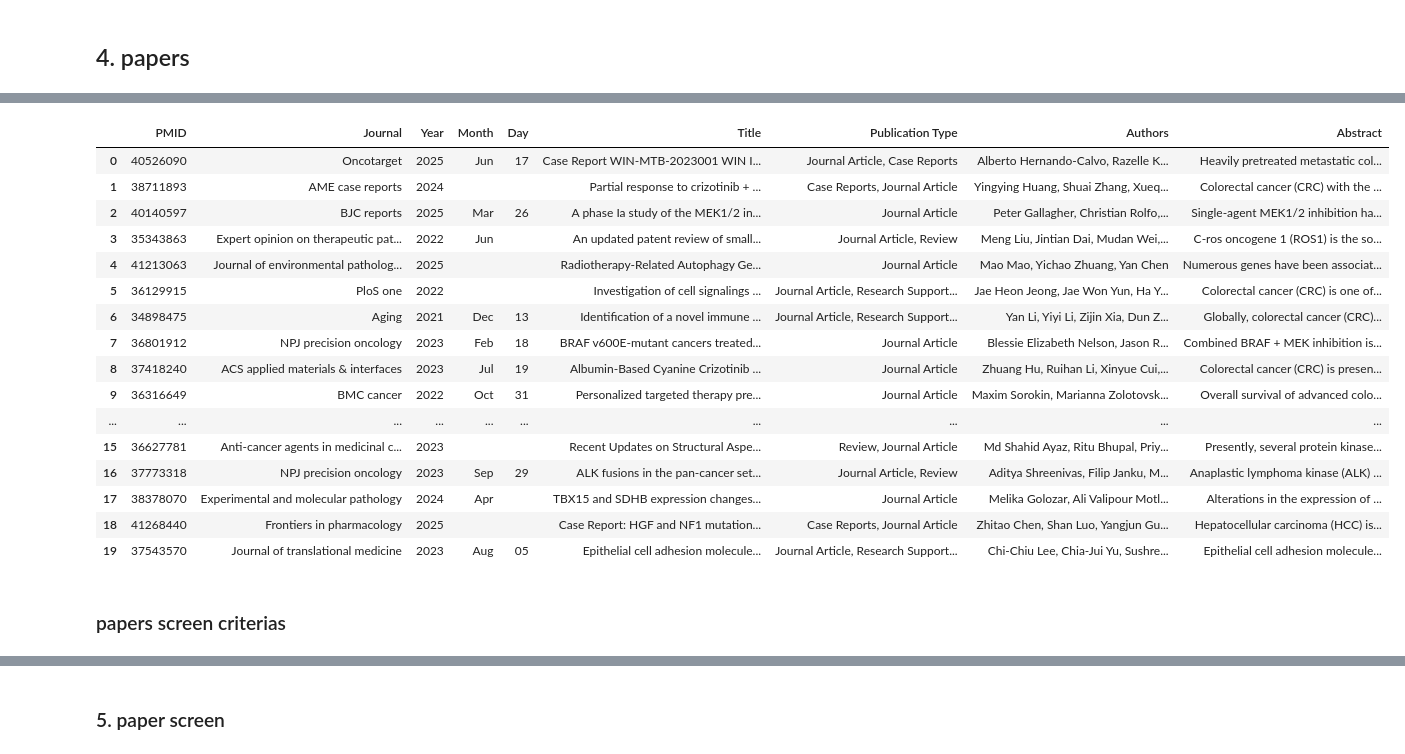
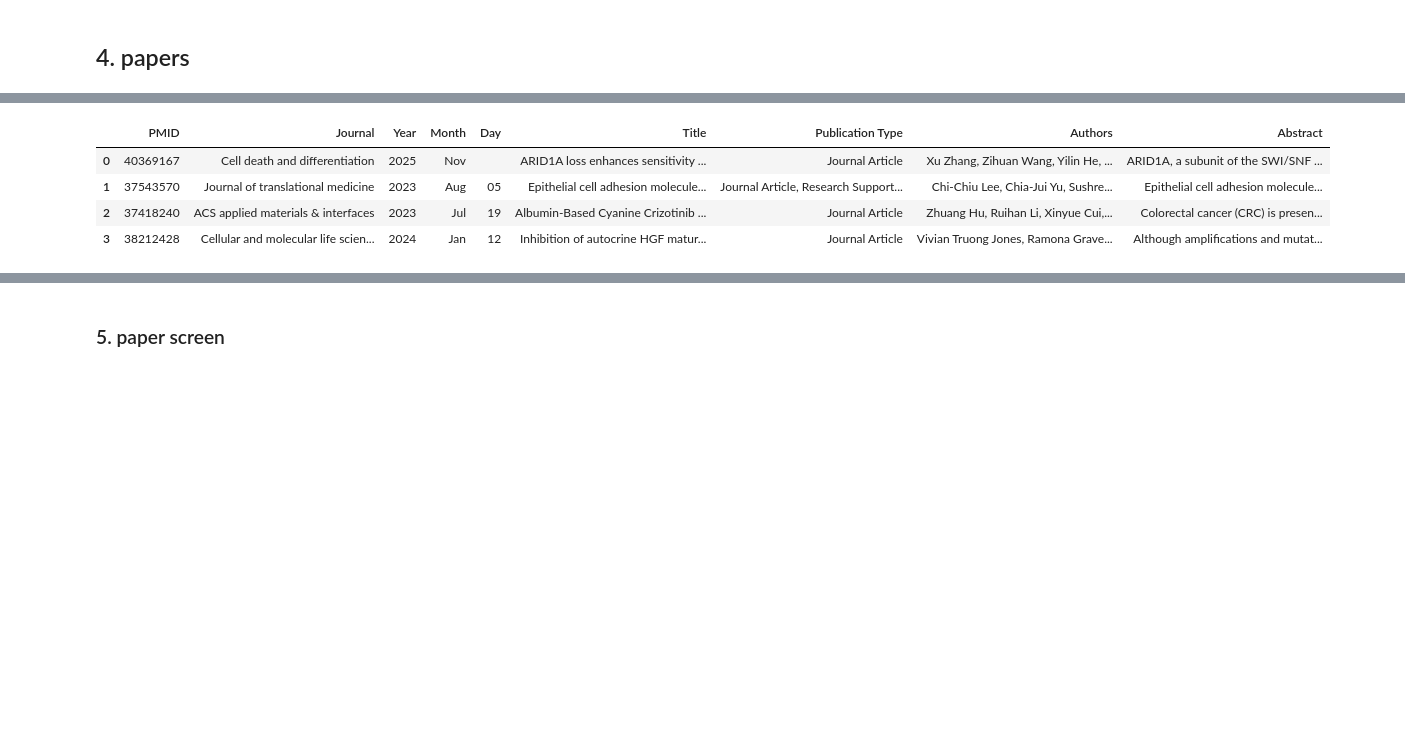
Before and after one commit to Mpkosh/TrialMind-SLR, a Jupyter notebook: draft.ipynb, the cells around one changed output, grey strips where cells are left out. Cells and saved outputs as stored; diff of their text form; code cells hidden in the pictures; blank space fills up the shorter version.

```diff
--- a/draft.ipynb
+++ b/draft.ipynb
@@ -1036,25 +1071,24 @@ response
+# %%
+pmid_list=['38378070', '40369167', '37686423', '37543570', '37418240',
+       '38212428', '38711893', '36801912', '36627781', '40211189',
+       '40140597', '37773318', '41268440', '41213063', '40526090']
+pmid_list = ['40369167',
+ '37543570',
+ '37418240',
+ '38212428',
+ '38711893',
+ '40211189',
+ '40140597',
+ '37773318',
+ '41213063']
 # %%
-df_papers = pmid2papers(#pmid_list=['40526090', '41213063', '41268440'],
-                        pmid_list=response[0],
+df_papers = pmid2papers(pmid_list=pmid_list,
+                        #pmid_list=response[0],
                         api_key=pubmed_api_key)
-df_papers[0]
+df_papers[0].head(4)
 # %% [output]
 |  | PMID | Journal | Year | Month | Day | Title | Publication Type | Authors | Abstract |
-| 0 | 40526090 | Oncotarget | 2025 | Jun | 17 | Case Report WIN-MTB-2023001 WIN I... | Journal Article, Case Reports | Alberto Hernando-Calvo, Razelle K... | Heavily pretreated metastatic col... |
-| 1 | 38711893 | AME case reports | 2024 |  |  | Partial response to crizotinib + ... | Case Reports, Journal Article | Yingying Huang, Shuai Zhang, Xueq... | Colorectal cancer (CRC) with the ... |
-| 2 | 40140597 | BJC reports | 2025 | Mar | 26 | A phase Ia study of the MEK1/2 in... | Journal Article | Peter Gallagher, Christian Rolfo,... | Single-agent MEK1/2 inhibition ha... |
-| 3 | 35343863 | Expert opinion on therapeutic pat... | 2022 | Jun |  | An updated patent review of small... | Journal Article, Review | Meng Liu, Jintian Dai, Mudan Wei,... | C-ros oncogene 1 (ROS1) is the so... |
-| 4 | 41213063 | Journal of environmental patholog... | 2025 |  |  | Radiotherapy-Related Autophagy Ge... | Journal Article | Mao Mao, Yichao Zhuang, Yan Chen | Numerous genes have been associat... |
-| 5 | 36129915 | PloS one | 2022 |  |  | Investigation of cell signalings ... | Journal Article, Research Support... | Jae Heon Jeong, Jae Won Yun, Ha Y... | Colorectal cancer (CRC) is one of... |
-| 6 | 34898475 | Aging | 2021 | Dec | 13 | Identification of a novel immune ... | Journal Article, Research Support... | Yan Li, Yiyi Li, Zijin Xia, Dun Z... | Globally, colorectal cancer (CRC)... |
-| 7 | 36801912 | NPJ precision oncology | 2023 | Feb | 18 | BRAF v600E-mutant cancers treated... | Journal Article | Blessie Elizabeth Nelson, Jason R... | Combined BRAF + MEK inhibition is... |
-| 8 | 37418240 | ACS applied materials & interfaces | 2023 | Jul | 19 | Albumin-Based Cyanine Crizotinib ... | Journal Article | Zhuang Hu, Ruihan Li, Xinyue Cui,... | Colorectal cancer (CRC) is presen... |
-| 9 | 36316649 | BMC cancer | 2022 | Oct | 31 | Personalized targeted therapy pre... | Journal Article | Maxim Sorokin, Marianna Zolotovsk... | Overall survival of advanced colo... |
-| ... | ... | ... | ... | ... | ... | ... | ... | ... | ... |
-| 15 | 36627781 | Anti-cancer agents in medicinal c... | 2023 |  |  | Recent Updates on Structural Aspe... | Review, Journal Article | Md Shahid Ayaz, Ritu Bhupal, Priy... | Presently, several protein kinase... |
-| 16 | 37773318 | NPJ precision oncology | 2023 | Sep | 29 | ALK fusions in the pan-cancer set... | Journal Article, Review | Aditya Shreenivas, Filip Janku, M... | Anaplastic lymphoma kinase (ALK) ... |
-| 17 | 38378070 | Experimental and molecular pathology | 2024 | Apr |  | TBX15 and SDHB expression changes... | Journal Article | Melika Golozar, Ali Valipour Motl... | Alterations in the expression of ... |
-| 18 | 41268440 | Frontiers in pharmacology | 2025 |  |  | Case Report: HGF and NF1 mutation... | Case Reports, Journal Article | Zhitao Chen, Shan Luo, Yangjun Gu... | Hepatocellular carcinoma (HCC) is... |
-| 19 | 37543570 | Journal of translational medicine | 2023 | Aug | 05 | Epithelial cell adhesion molecule... | Journal Article, Research Support... | Chi-Chiu Lee, Chia-Jui Yu, Sushre... | Epithelial cell adhesion molecule... |
+| 0 | 40369167 | Cell death and differentiation | 2025 | Nov |  | ARID1A loss enhances sensitivity ... | Journal Article | Xu Zhang, Zihuan Wang, Yilin He, ... | ARID1A, a subunit of the SWI/SNF ... |
+| 1 | 37543570 | Journal of translational medicine | 2023 | Aug | 05 | Epithelial cell adhesion molecule... | Journal Article, Research Support... | Chi-Chiu Lee, Chia-Jui Yu, Sushre... | Epithelial cell adhesion molecule... |
+| 2 | 37418240 | ACS applied materials & interfaces | 2023 | Jul | 19 | Albumin-Based Cyanine Crizotinib ... | Journal Article | Zhuang Hu, Ruihan Li, Xinyue Cui,... | Colorectal cancer (CRC) is presen... |
+| 3 | 38212428 | Cellular and molecular life scien... | 2024 | Jan | 12 | Inhibition of autocrine HGF matur... | Journal Article | Vivian Truong Jones, Ramona Grave... | Although amplifications and mutat... |
-# %% [markdown]
-### papers screen criterias
```
Also changed, not shown: parts of 69 cells of this notebook, 20 other files.
